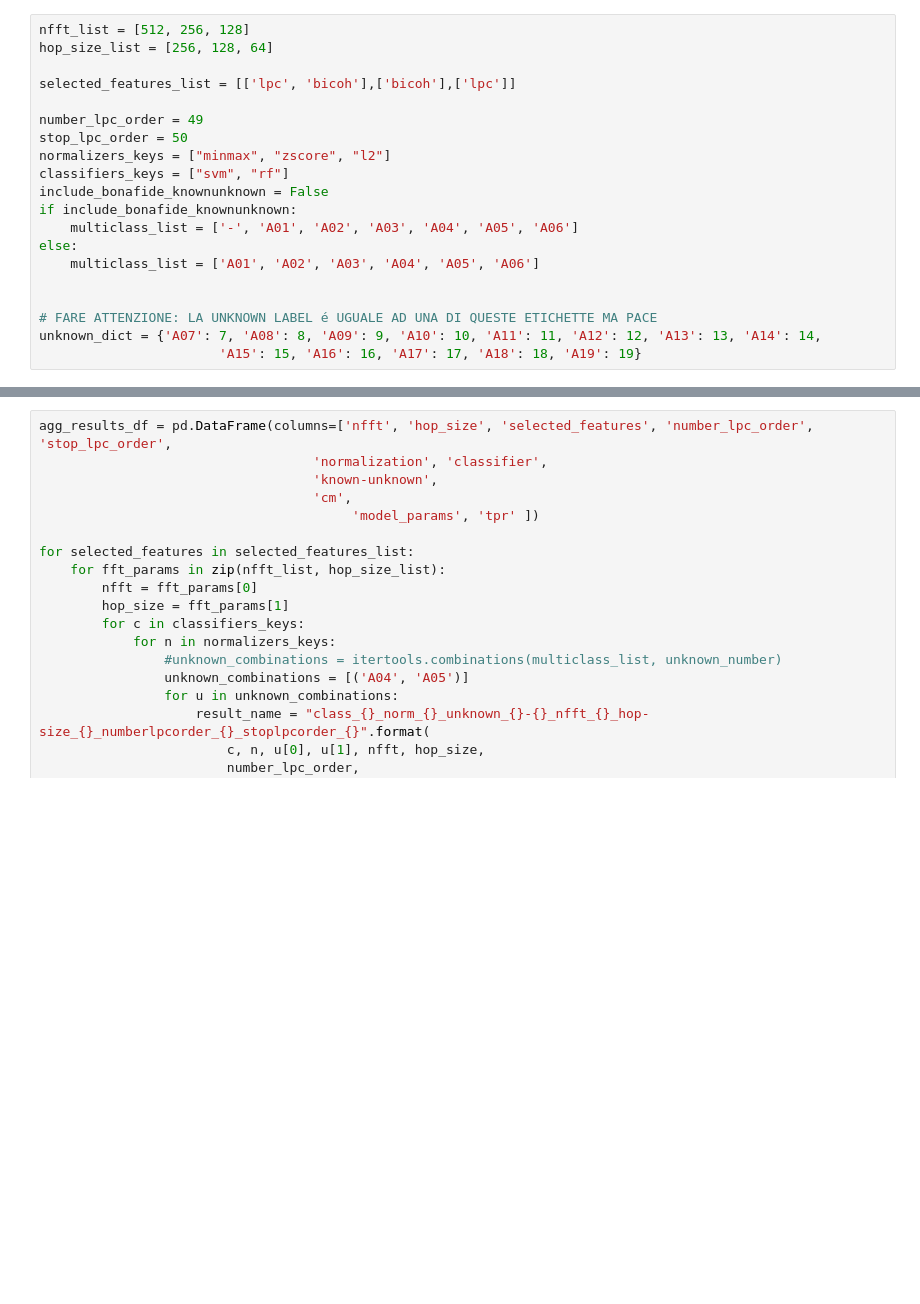
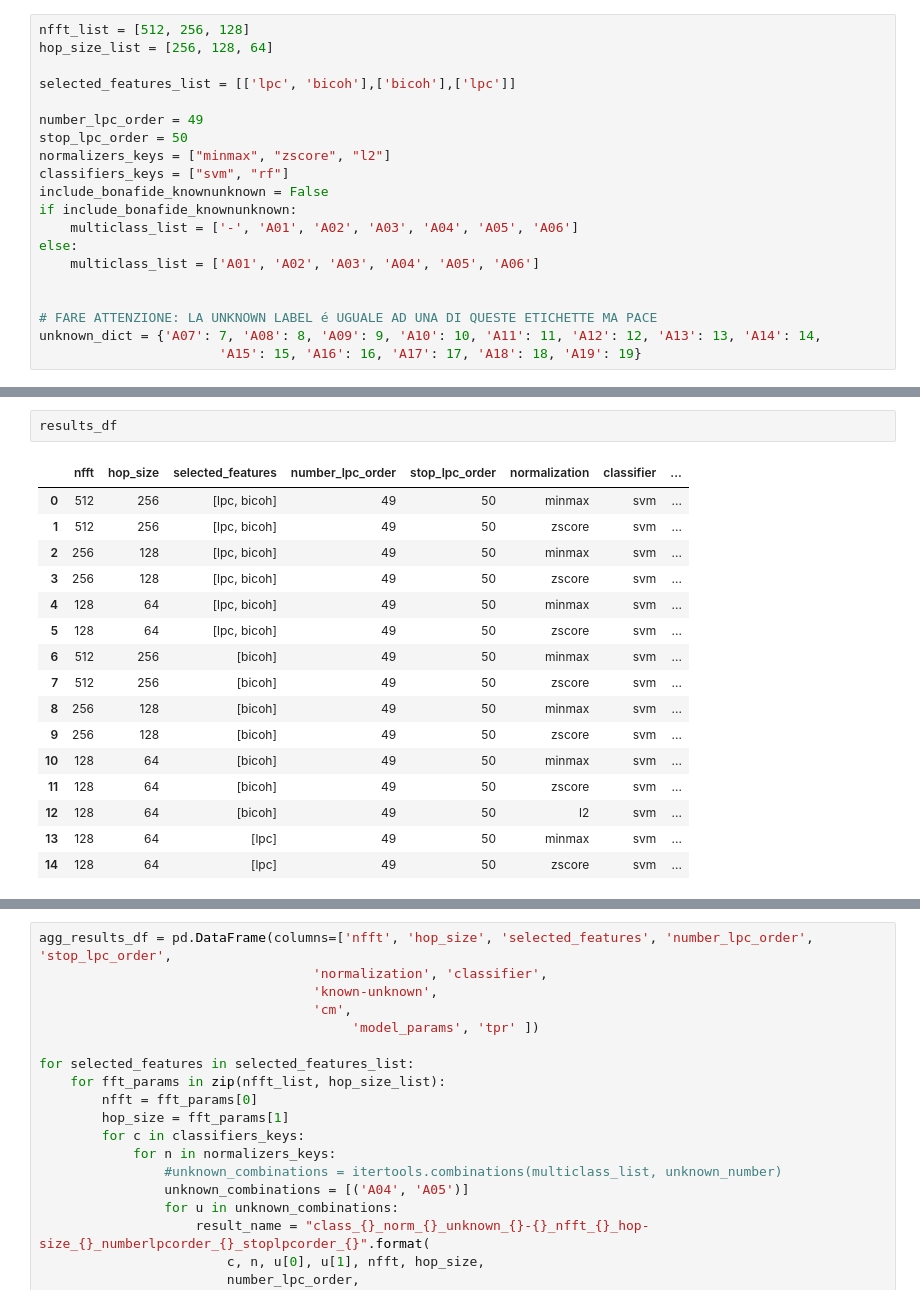
Before and after one commit to polimi-ispl/STLT_spoof_speech_detection, a Jupyter notebook: notebook/results_openset.ipynb, the cells around one changed output, grey strips where cells are left out. Cells and saved outputs as stored; diff of their text form; blank space fills up the shorter version.

Commit message:
Refined results

```diff
--- a/notebook/results_openset.ipynb
+++ b/notebook/results_openset.ipynb
@@ -145,6 +156,25 @@ for selected_features in selected_features_list:
                         results_df.loc[len(results_df.index)] = [nfft, hop_size, selected_features,
                                        number_lpc_order, stop_lpc_order,
                                        n, c, u, cm, result_dict['best_model'],tpr ]
+# %%
+results_df
+# %% [output]
+|  | nfft | hop_size | selected_features | number_lpc_order | stop_lpc_order | normalization | classifier | ... |
+| 0 | 512 | 256 | [lpc, bicoh] | 49 | 50 | minmax | svm | ... |
+| 1 | 512 | 256 | [lpc, bicoh] | 49 | 50 | zscore | svm | ... |
+| 2 | 256 | 128 | [lpc, bicoh] | 49 | 50 | minmax | svm | ... |
+| 3 | 256 | 128 | [lpc, bicoh] | 49 | 50 | zscore | svm | ... |
+| 4 | 128 | 64 | [lpc, bicoh] | 49 | 50 | minmax | svm | ... |
+| 5 | 128 | 64 | [lpc, bicoh] | 49 | 50 | zscore | svm | ... |
+| 6 | 512 | 256 | [bicoh] | 49 | 50 | minmax | svm | ... |
+| 7 | 512 | 256 | [bicoh] | 49 | 50 | zscore | svm | ... |
+| 8 | 256 | 128 | [bicoh] | 49 | 50 | minmax | svm | ... |
+| 9 | 256 | 128 | [bicoh] | 49 | 50 | zscore | svm | ... |
+| 10 | 128 | 64 | [bicoh] | 49 | 50 | minmax | svm | ... |
+| 11 | 128 | 64 | [bicoh] | 49 | 50 | zscore | svm | ... |
+| 12 | 128 | 64 | [bicoh] | 49 | 50 | l2 | svm | ... |
+| 13 | 128 | 64 | [lpc] | 49 | 50 | minmax | svm | ... |
+| 14 | 128 | 64 | [lpc] | 49 | 50 | zscore | svm | ... |
 # %%
 for feat in selected_features_list:
     if feat == ['lpc']:
```
Also changed, not shown: parts of 3 cells of this notebook, 27 other files.
